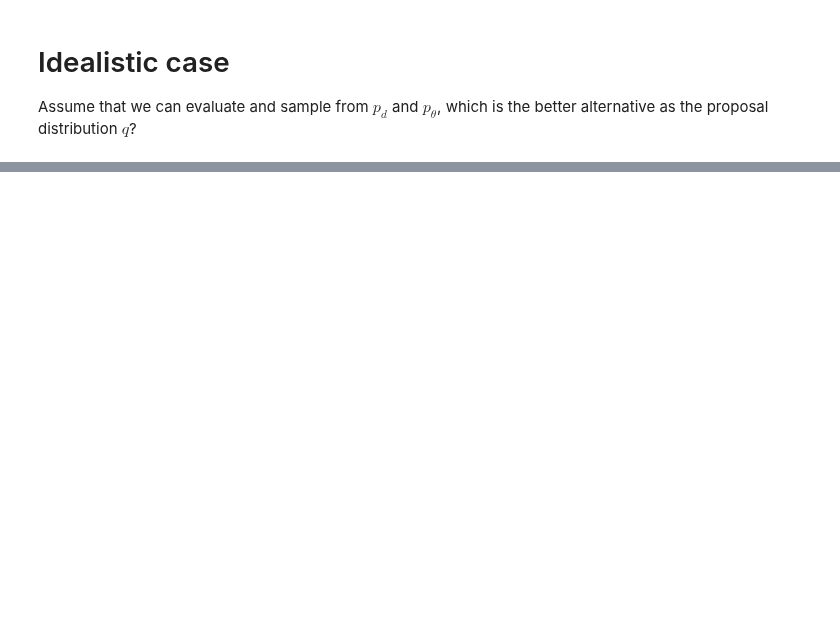
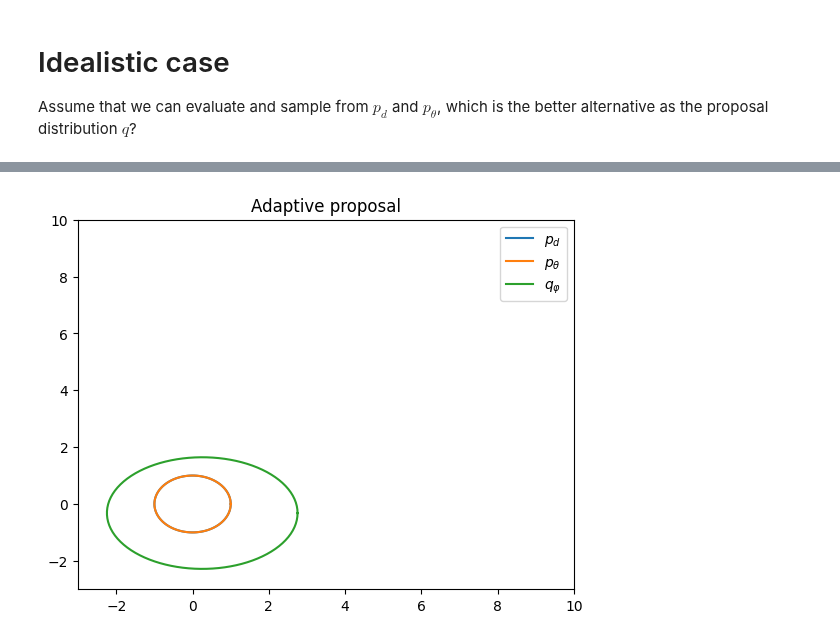
Before and after one commit to jackonelli/nce_cd_cis, a Jupyter notebook: nbs/choice_of_proposal_distr.ipynb, the cells around one changed output, grey strips where cells are left out. Cells and saved outputs as stored; diff of their text form; code cells hidden in the pictures; blank space fills up the shorter version.

```diff
--- a/nbs/choice_of_proposal_distr.ipynb
+++ b/nbs/choice_of_proposal_distr.ipynb
@@ -109,14 +136,19 @@ $$
 $$
 # %%
+from src.nce.adaptive_rank import AdaptiveRankKernel
+from src.noise_distr.adaptive import AdaptiveDiagGaussianModel
+
+
 def train_model_adaptive_proposal(
     p_theta,
     q_phi,
-    crit_constructor,
+    p_criterion,
+    q_criterion,
     evaluation_metric,
     train_loader,
     save_dir,
-    neg_sample_size: int = 10,
-    num_epochs: int = 100,
+    neg_sample_size,
+    num_epochs,
     stopping_condition=no_stopping,
     lr: float = 0.1,
 ):
@@ -125,35 +157,70 @@ def train_model_adaptive_proposal(
     Training loop for jointly learning p_tilde_theta and q_phi.
     Where we assume that we can sample and evaluate q_phi.
     """
-    optimizer = torch.optim.SGD(model.parameters(), lr=lr)
-
+    p_optimizer = torch.optim.SGD(p_theta.parameters(), lr=lr)
+    q_optimizer = torch.optim.SGD(q_phi.parameters(), lr=lr)
     batch_metrics = []
-    batch_metrics.append(evaluation_metric(model))
+    batch_metrics.append(evaluation_metric(q_phi))
     batch_losses = []
     for epoch in range(1, num_epochs + 1):
         # print(f"Epoch {epoch}")
-        old_params = torch.nn.utils.parameters_to_vector(model.parameters())
+        old_params = torch.nn.utils.parameters_to_vector(q_phi.parameters())
         for _, (y, idx) in enumerate(train_loader, 0):
-            q = MultivariateNormal(
-                model.mu.detach().clone(), model.cov().clone().detach().clone()
-            )
-            criterion = crit_constructor(model, q, neg_sample_size)
-            optimizer.zero_grad()
+            q_optimizer.zero_grad()
             with torch.no_grad():
-                loss = criterion.crit(y, None)
-                batch_losses.append(loss.item())
-                # print(loss)
+                p_loss = p_criterion.crit(y, None)
+                batch_losses.append(p_loss.item())
             # Calculate and assign gradients
-            criterion.calculate_crit_grad(y, idx)
+            # p_crit.calculate_crit_grad(y, idx)
+            q_crit.calculate_crit_grad(y, idx)
+            # Take gradient step
+            # p_optimizer.step()
+            q_optimizer.step()
 
-            # Take gradient step
-            optimizer.step()
-
-            # running_loss += loss.item()
-            batch_metrics.append(evaluation_metric(model))
+            batch_metrics.append(evaluation_metric(q_phi))
         if stopping_condition(
-            torch.nn.utils.parameters_to_vector(model.parameters()), old_params
+            torch.nn.utils.parameters_to_vector(q_phi.parameters()), old_params
         ):
             print("Training converged")
             break
     return torch.tensor(batch_losses), torch.tensor(batch_metrics)
+
+D, N, J = 2, 1000, 50 # Dimension, Num. data samples, Num neg. samples
+# Data model
+mu_star, cov_star = 0*torch.ones(D,), 1*torch.eye(D)
+p_d = MultivariateNormal(mu_star, cov_star)
+
+init_mu, init_cov = 0.0 * torch.ones(D,), 1 * torch.eye(D)
+p_theta = DiagGaussianModel(init_mu.clone(), init_cov.clone())
+q_phi = AdaptiveDiagGaussianModel(init_mu.clone(), 1.0*init_cov.clone())
+p_crit = NceRankCrit(p_theta, q_phi, J)
+q_crit = AdaptiveRankKernel(p_theta, q_phi, J)
+
+num_epochs = 1000
+batch_size = N
+learn_rate = 0.001*batch_size**0.5
+
+training_data = MultivariateNormalData(mu_star, cov_star, N)
+train_loader = torch.utils.data.DataLoader(training_data, batch_size=batch_size, shuffle=True)
+
+# Metrics
+kl_div = MvnKlDiv(p_d.mu, p_d.cov).metric
+mse = Mse(p_d.mu).metric
+metric = kl_div
+
+# q = p_d
+
+p_d_losses, p_d_metrics = train_model_adaptive_proposal(p_theta,
+                                                        q_phi,
+                                                        p_crit,
+                                                        q_crit,
+                                                        metric,
+                                                        train_loader,
+                                                        None,
+                                                        neg_sample_size=J,
+                                                        num_epochs=num_epochs,
+                                                        stopping_condition=no_change_stopping_condition,
+                                                        lr=learn_rate)
+plot_distrs_adaptive(p_d, p_theta, q_phi)
+q_phi.cov()
+# %% [output]
@@ -159,0 +229 @@ def train_model_adaptive_proposal(
+[figure, added]
```
Also changed, not shown: parts of 11 cells of this notebook, 6 other files.
